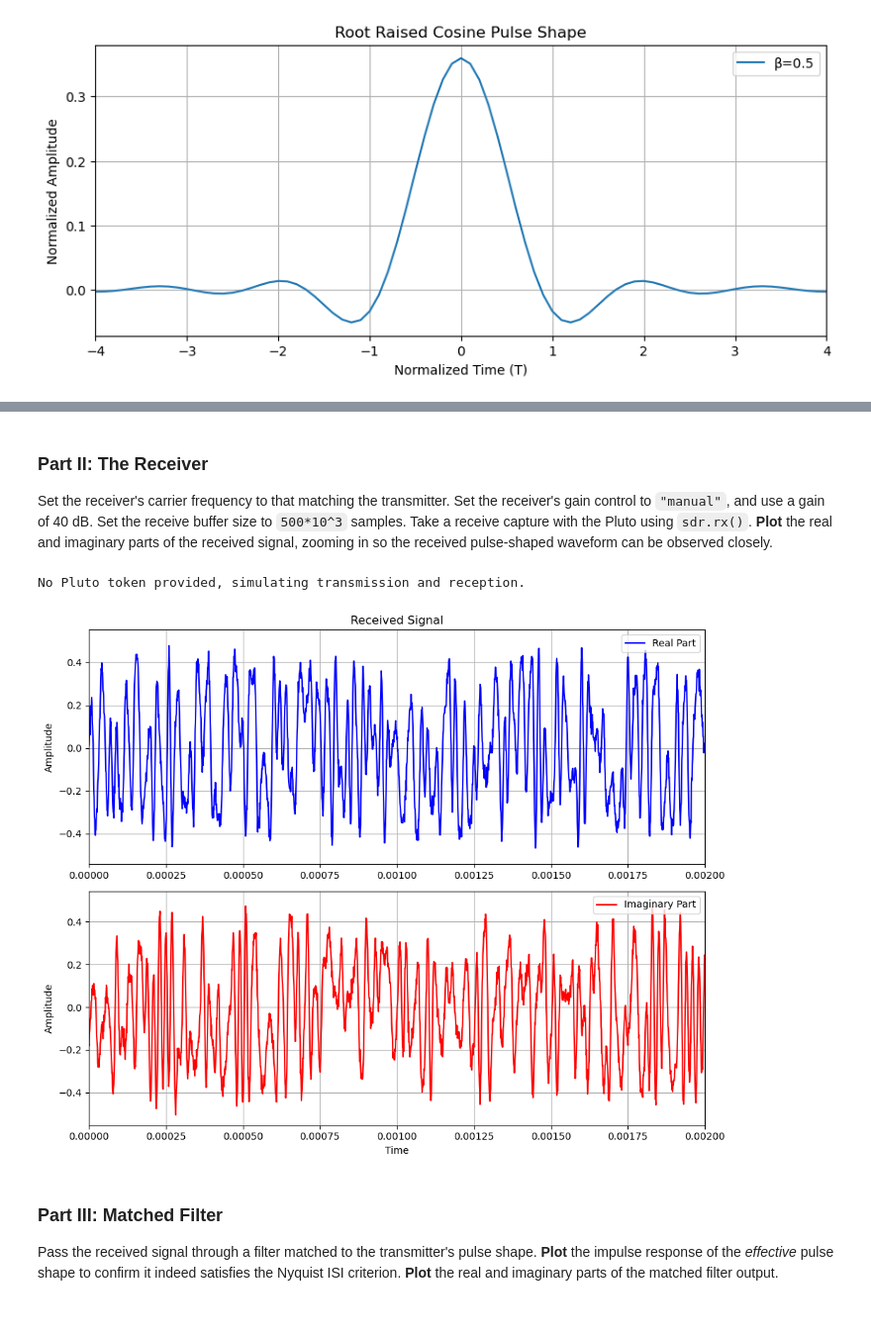
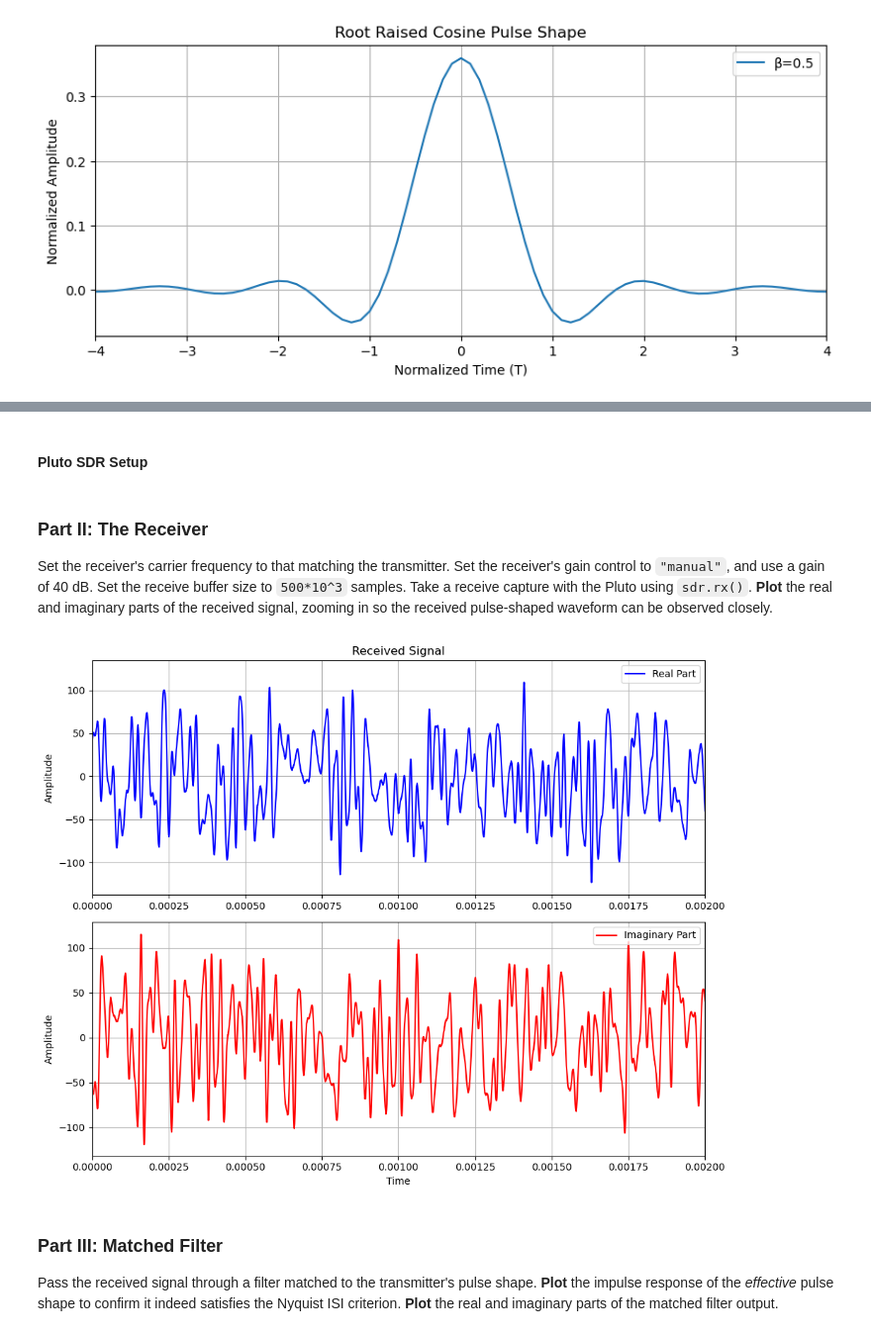
Before and after one commit to bry4b/ee-230b, a Jupyter notebook: lab3.ipynb, the cells around one changed output, grey strips where cells are left out. Shown at 99% size. Drawn from its saved outputs; the diff is of its cells as text; code cells hidden in the pictures.

```diff
--- a/lab3.ipynb
+++ b/lab3.ipynb
@@ -9,9 +7,25 @@ from commpy.modulation import QAMModem
 from ece230b import *
 # %%
-pluto_token = None
 # pluto_token = '7d1-EddvbnU' # 1:30-2:00am
 # pluto_token = 'NS8uqBzWDLU' # 2:00-2:30am
 # pluto_token = 'uJ_6FnhzugM' # 2:30-3:00am
+
+# pluto_token = 'U-YGolM3_bU' # 3:30-4:00pm
+# pluto_token = 'lfz_DVf4PxU' # 4:00-4:30pm
+# pluto_token = '7U9uolsF83o' # 4:30-5:00pm
+# pluto_token = 'UIOHCyG4vtg' # 5:00-5:30pm
+# pluto_token = 'Bz12my4ENdY' # 6:00-6:30pm
+
+# pluto_token = 'OQsj2cfGEA0' # 12:00-12:30am
+# pluto_token = '7YxZhZw4CgA' # 12:30-1:00am
+# pluto_token = 'pdKsufv4mjU' # 1:00-1:30am
+# pluto_token = 'FC3fKrbrcLE' # 2:00-2:30am
+# pluto_token = 'UWBvlEJtuS4' # 2:30-3:00am
+# pluto_token = 'ytrJsHht5iQ' # 3:00-3:30am
+pluto_token = 'MMPTaXKoIV4' # 3:30-4:00am
+# pluto_token = None
+
+%matplotlib inline
 # %% [markdown]
 ### Part I: The Transmitter
 
@@ -125,3 +107,5 @@ if pluto_token is not None:
+# %% [markdown]
+#### Pluto SDR Setup
 # %%
 # Pluto SDR Setup
 from remoteRF.drivers.adalm_pluto import *
@@ -203,43 +166,43 @@ if pluto_token is not None:
 if pluto_token is not None:
     # Transmit signal
     tx_scaled = tx_signal / np.max(np.abs(tx_signal)) * 2**14 # Pluto expects TX samples to be between -2^14 and 2^14
+    sdr.tx_destroy_buffer()  # reset transmit data buffer to be safe
     sdr.tx(tx_scaled)
 
     # Receive signal
     sdr.rx_destroy_buffer()
-    rx_signal = sdr.rx() / np.max(np.abs(sdr.rx()))
+    rx_signal = sdr.rx() # / np.max(np.abs(sdr.rx()))
 
     t = np.arange(rx_buffer_size) / sample_rate  # time vector for TX signal
 
 else:
     print("No Pluto token provided, simulating transmission and reception.")
     N0 = 0.001
     noise = np.sqrt(N0/2) * (np.random.randn(len(tx_signal)) + 1j * np.random.randn(len(tx_signal)))  # complex noise
     rx_signal = tx_signal + noise
 
     t = np.arange(len(zeros_symbols) * sps) / sample_rate  # time vector for TX signal
 
 # Visualize received signal
 plt.figure(figsize=(10, 8))
 plt.subplot(2, 1, 1)
 plt.title("Received Signal")
 plt.plot(t, np.real(rx_signal), label='Real Part', color='blue')
 plt.ylabel("Amplitude")
 plt.xlim(0, t[int(2*N/10*sps)])
 plt.grid(True)
 plt.legend(loc='upper right')
 plt.subplot(2, 1, 2)
 plt.plot(t, np.imag(rx_signal), label='Imaginary Part', color='red')
 plt.xlabel("Time")
 plt.ylabel("Amplitude")
 plt.xlim(0, t[int(2*N/10*sps)])
 plt.grid(True)
 plt.legend(loc='upper right')
 plt.tight_layout()
 plt.show()
 # %% [output]
-No Pluto token provided, simulating transmission and reception.
-[figure, old version]
+[figure, new version]
 # %% [markdown]
 ### Part III: Matched Filter
 
```
Also changed, not shown: parts of 50 cells of this notebook, 5 other files.
